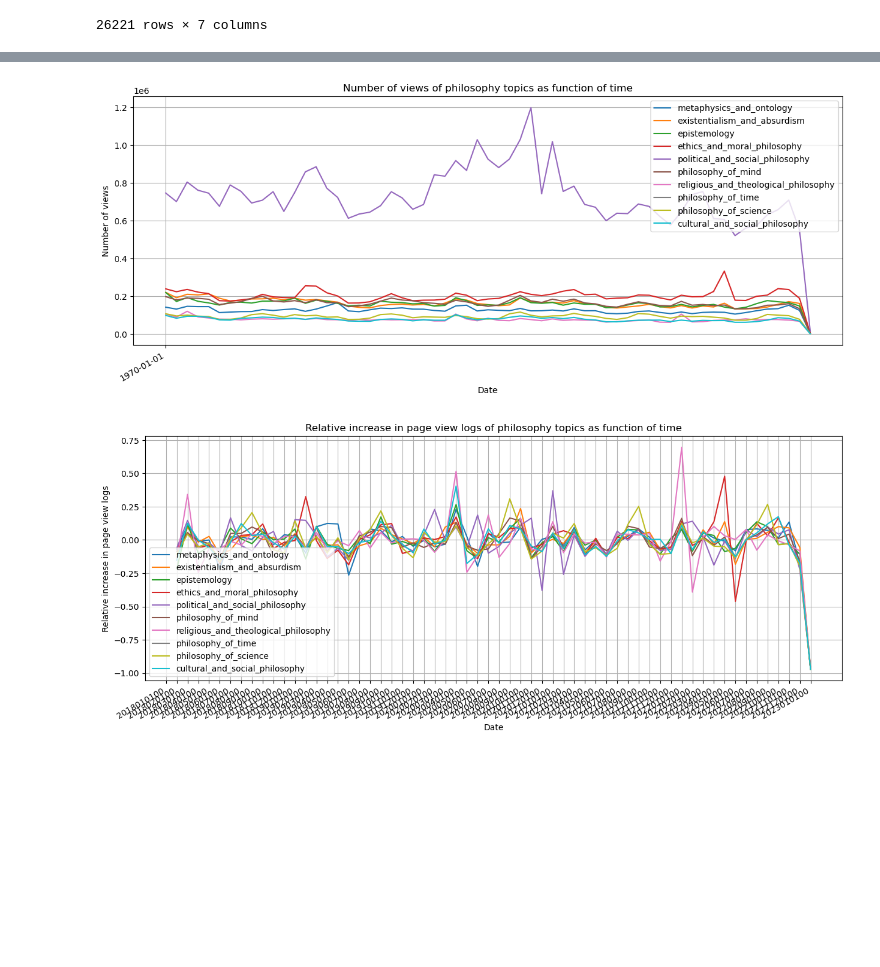
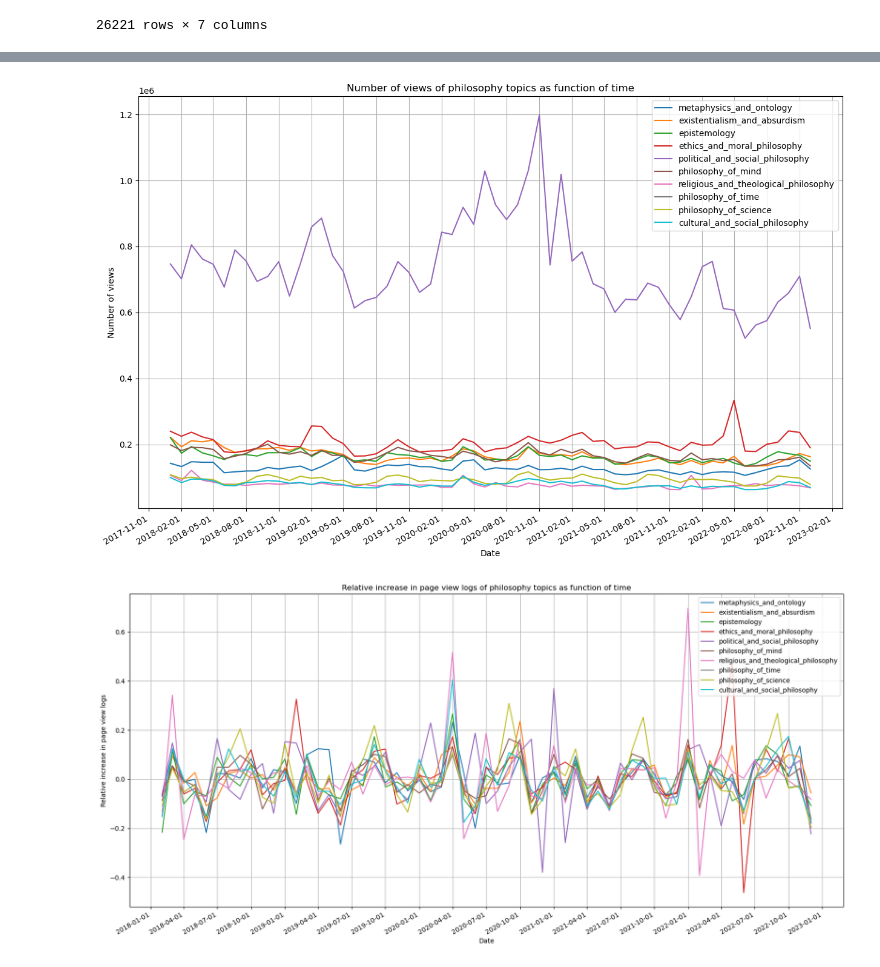
Before and after one commit to epfl-ada/ada-2023-project-mandarinecorp, a Jupyter notebook: Views.ipynb, the cells around one changed output, grey strips where cells are left out. Cells and saved outputs as stored; diff of their text form; code cells hidden in the pictures; blank space fills up the shorter version.

Commit message:
plot

```diff
--- a/Views.ipynb
+++ b/Views.ipynb
@@ -391,3 +399,7 @@ for topic, articles in topics.items():
     broader_philosophy_topics[topic] = topic_views
 
 # Now, broader_philosophy_topics contains aggregated views for each philosophy topic in one DataFrame
+
+#Drop last month of data because not complete
+    if broader_philosophy_topics.index[-1] == '2023010100' :
+        broader_philosophy_topics.drop(broader_philosophy_topics.index[-1], inplace=True)
@@ -394,26 +422,29 @@ for topic, articles in topics.items():
 # %%
 import matplotlib.pyplot as plt
 import matplotlib.dates as mdates
 
-fig, ax = plt.subplots(figsize=(15, 6))
+fig, ax = plt.subplots(figsize=(15, 10))
+
+broader_philosophy_topics.index = pd.to_datetime(broader_philosophy_topics.index, format='%Y%m%d%H')
 
 # Loop through columns in broader_philosophy_topics and plot each series against time
 for column in broader_philosophy_topics.columns:
     ax.plot(broader_philosophy_topics.index, broader_philosophy_topics[column], label=column)
+
 
 ax.set(xlabel='Date', ylabel='Number of views',
        title='Number of views of philosophy topics as function of time')
 ax.grid()
 ax.legend()
 fig.autofmt_xdate()
 
 # Display date once every 3 months
 ax.xaxis.set_major_locator(mdates.MonthLocator(interval=3))  # Set interval to 3 months
 ax.xaxis.set_major_formatter(mdates.DateFormatter('%Y-%m-%d'))
 
 plt.show()
 # %% [output]
-[figure, old version]
+[figure, new version]
 # %%
 #For each broader philosophy plot the relative increase in page view logs
 # Create an empty DataFrame to store the relative increase in page view logs
@@ -424,7 +455,9 @@ for column in broader_philosophy_topics.columns:
     broader_philosophy_topics_relative[column] = broader_philosophy_topics[column].pct_change()
 
 #plot
-fig, ax = plt.subplots(figsize=(15, 6))
+fig, ax = plt.subplots(figsize=(20, 10))
+
+broader_philosophy_topics_relative.index = pd.to_datetime(broader_philosophy_topics_relative.index, format='%Y%m%d%H')
 
 # Loop through columns in broader_philosophy_topics and plot each series against time
 for column in broader_philosophy_topics_relative.columns:
@@ -434,8 +467,10 @@ ax.set(xlabel='Date', ylabel='Relative increase in page view logs',
  title='Relative increase in page view logs of philosophy topics as function of time')
 ax.grid()
 ax.legend()
+ax.xaxis.set_major_locator(mdates.MonthLocator(interval=3))
+ax.xaxis.set_major_formatter(mdates.DateFormatter('%Y-%m-%d'))
 fig.autofmt_xdate()
 # %% [output]
-[figure, old version]
+[figure, new version]
 # %%
 #Starting from february 2020 to july 2022, compute histogram of relative increases in page view logs for each broader philosophy topic
```
Also changed, not shown: parts of 4 cells of this notebook.
